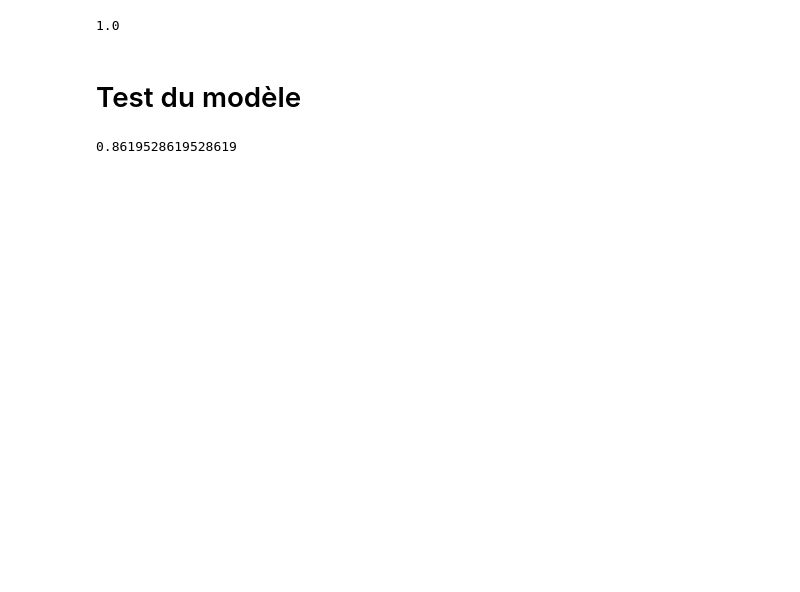
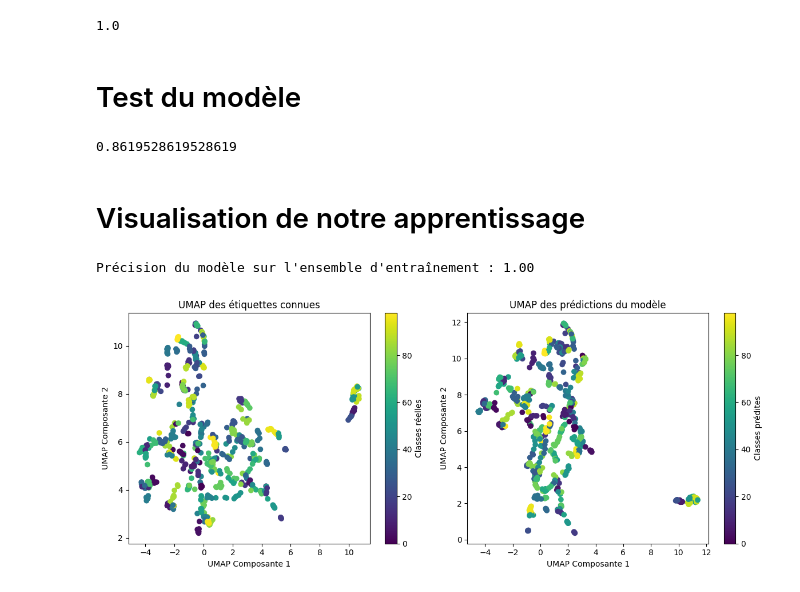
Before and after one commit to Alexandre-Leclercq/technique_apprentissage_projet, a Jupyter notebook: notebook/logistic_regression.ipynb, the cells around one changed output. Cells and saved outputs as stored; diff of their text form; code cells hidden in the pictures; blank space fills up the shorter version.

Commit message:
Add visualization

```diff
--- a/notebook/logistic_regression.ipynb
+++ b/notebook/logistic_regression.ipynb
@@ -106,13 +107,13 @@ Nous voyons que la précision est très peu élevée, nous cherchons donc grâce
 # %%
 from sklearn.model_selection import GridSearchCV
 
-# Paramètres à tester
+# Paramètre à tester
 param_grid = {
-    'C': [0.01, 0.1, 1, 10, 100]  # C est l'inverse de la force de régularisation
+    'C': [0.01, 0.1, 1, 10, 100]  # C'est l'inverse de la force de régularisation
 }
 
 # Création du modèle de recherche sur grille
-grid_search = GridSearchCV(LogisticRegression(multi_class='multinomial', max_iter=1000), param_grid, cv=5, verbose=1, n_jobs=-1)
+grid_search = GridSearchCV(LogisticRegression(multi_class='multinomial', max_iter=1000), param_grid, cv=5, verbose=0, n_jobs=-1)
 
 # Entraînement du modèle avec la recherche sur grille
 grid_search.fit(X_train, t_train)
@@ -127,5 +127,5 @@ Meilleure précision: 0.8975706391408613
 # %%
-model = LogisticRegression(multi_class='multinomial',max_iter=1000, C=100)
+model = LogisticRegression(multi_class='multinomial',max_iter=1000, C=100, n_jobs=-1)
 model.fit(X_train,t_train)
 model.score(X_train,t_train)
 # %% [output]
@@ -136,3 +136,39 @@ model.score(X_train,t_train)
 model.score(X_test,t_test)
 # %% [output]
 0.8619528619528619
+# %% [markdown]
+# Visualisation de notre apprentissage
+# %%
+# Réduire la dimensionnalité à 2 avec UMAP pour les étiquettes connues
+umap_model_labels = umap.UMAP(n_components=2)
+X_train_umap_labels = umap_model_labels.fit_transform(X_train)
+
+# Prédire les classes pour l'ensemble de train
+t_pred = model.predict(X_train)
+accuracy = accuracy_score(t_train, t_pred)
+print(f"Précision du modèle sur l'ensemble d'entraînement : {accuracy:.2f}")
+
+umap_model_predictions = umap.UMAP(n_components=2)
+X_train_umap_predictions = umap_model_predictions.fit_transform(X_train)
+
+plt.figure(figsize=(12, 5))
+
+plt.subplot(1, 2, 1)
+scatter_umap_labels = plt.scatter(X_train_umap_labels[:, 0], X_train_umap_labels[:, 1], c=t_train, cmap='viridis')
+plt.title('UMAP des étiquettes connues')
+plt.xlabel('UMAP Composante 1')
+plt.ylabel('UMAP Composante 2')
+plt.colorbar(scatter_umap_labels, label='Classes réelles')
+
+plt.subplot(1, 2, 2)
+scatter_umap_predictions = plt.scatter(X_train_umap_predictions[:, 0], X_train_umap_predictions[:, 1], c=t_pred, cmap='viridis')
+plt.title('UMAP des prédictions du modèle')
+plt.xlabel('UMAP Composante 1')
+plt.ylabel('UMAP Composante 2')
+plt.colorbar(scatter_umap_predictions, label='Classes prédites')
+
+plt.tight_layout()
+plt.show()
+# %% [output]
+Précision du modèle sur l'ensemble d'entraînement : 1.00
+[figure, added]
```
Also changed, not shown: parts of 2 cells of this notebook.
